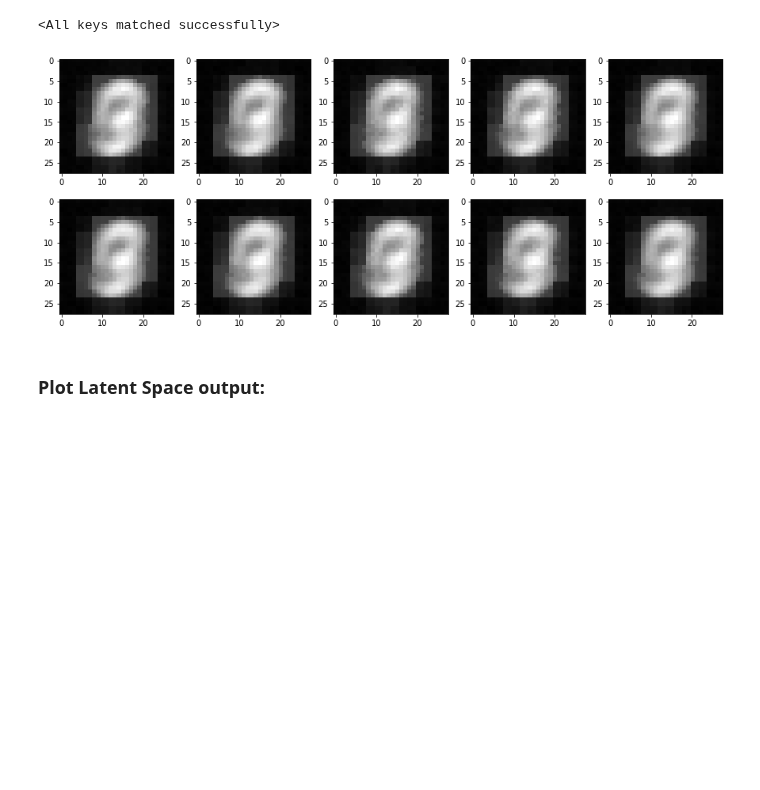
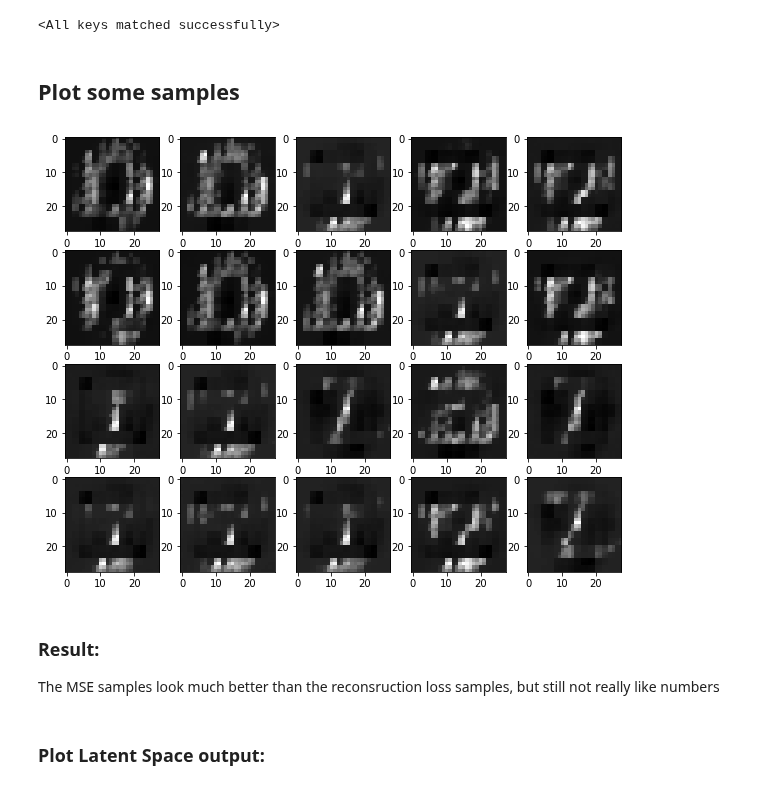
Before and after one commit to pwl482/patrec_2020, a Jupyter notebook: Assignment_11/AutoEncoders_Paul.ipynb, the cells around one changed output. Drawn from its saved outputs; the diff is of its cells as text; code cells hidden in the pictures; blank space fills up the shorter version.

```diff
--- a/Assignment_11/AutoEncoders_Paul.ipynb
+++ b/Assignment_11/AutoEncoders_Paul.ipynb
@@ -396,9 +402,9 @@ def train_VAE(
 # %%
 vae_model_z2 = VariationalAutoencoder(latent_width=2)
 vae_model_z2 = vae_model_z2.cuda()
-vae_optim_z2 = optim.Adam(vae_model_z2.parameters(), lr=1e-5)
+vae_optim_z2 = optim.Adam(vae_model_z2.parameters(), lr=1e-3)
 vae_losses_z2_KL, vae_losses_z2_re, vae_losses_z2 = train_VAE(vae_model_z2,
                                                                     vae_optim_z2,
                                                                     (train_loader, test_loader),
-                                                                    max_epochs=15)
+                                                                    max_epochs=50)
 # %% [output]
@@ -443,11 +449,11 @@ vae_model_z2.load_state_dict(checkpoint_['model_state_dict'])
 # %% [markdown]
 ### Plot some samples
 # %%
-fig = plt.figure(figsize=(15, 6))
+fig = plt.figure(figsize=(10, 10))
 columns = 5
-rows = 2
+rows = 5
 counter = 0
-img_block = vae_model_z2.sample(10)
+img_block = vae_model_z2.sample(25)
 for img in img_block:
     img_new = img[0].detach().cpu().numpy()
     fig.add_subplot(rows, columns, counter+1)
@@ -556,9 +565,9 @@ def train_VAE_MSE(
             if cuda:
                 x, y = x.cuda(), y.cuda()
             optimizer.zero_grad()
-            output, mean, std = model.forward_without_decoder_sampling(x)
+            output, mean, log_var = model.forward_without_decoder_sampling(x)
 
-            loss1 = loss_func_KL(mean, std)
+            loss1 = loss_func_KL(mean, log_var)
             loss2 = loss_func_mse(output, x)
 
             loss = loss1 + loss2
@@ -581,5 +590,5 @@ vae_optim_mse = optim.Adam(vae_model_mse.parameters(), lr=1e-4)
 vae_losses_mse_KL, vae_losses_mse_re, vae_losses_mse = train_VAE_MSE(vae_model_mse,
                                                                     vae_optim_mse,
                                                                     (train_loader, test_loader),
-                                                                    max_epochs=10)
+                                                                    max_epochs=50)
 # %% [output]
@@ -619,19 +628,24 @@ vae_model_mse = vae_model_mse.cuda()
 vae_model_mse.load_state_dict(checkpoint_mse['model_state_dict'])
 # %% [output]
 <All keys matched successfully>
+# %% [markdown]
+## Plot some samples
 # %%
-fig = plt.figure(figsize=(15, 6))
+fig = plt.figure(figsize=(10, 8))
 columns = 5
-rows = 2
+rows = 4
 counter = 0
-img_block = vae_model_mse.sample_without_decoder_sampling(10)
+img_block = vae_model_mse.sample_without_decoder_sampling(20)
 for img in img_block:
     img_new = img[0].detach().cpu().numpy()
     fig.add_subplot(rows, columns, counter+1)
     plt.imshow(img_new, cmap="gray")
     counter += 1
 plt.show()
 # %% [output]
-[figure, old version]
+[figure, new version]
+# %% [markdown]
+### Result:
+The MSE samples look much better than the reconsruction loss samples, but still not really like numbers
 # %% [markdown]
 ### Plot Latent Space output:
```
Also changed, not shown: parts of 33 cells of this notebook.
